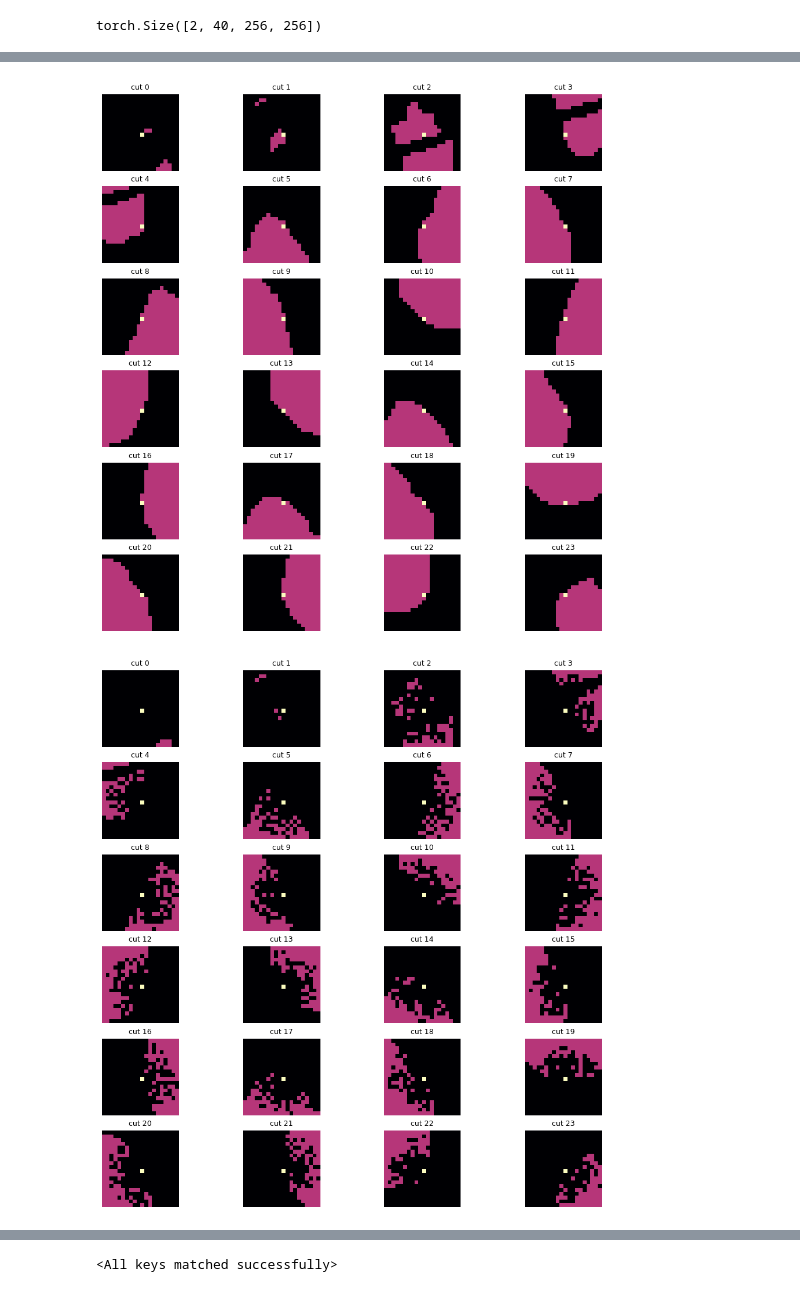
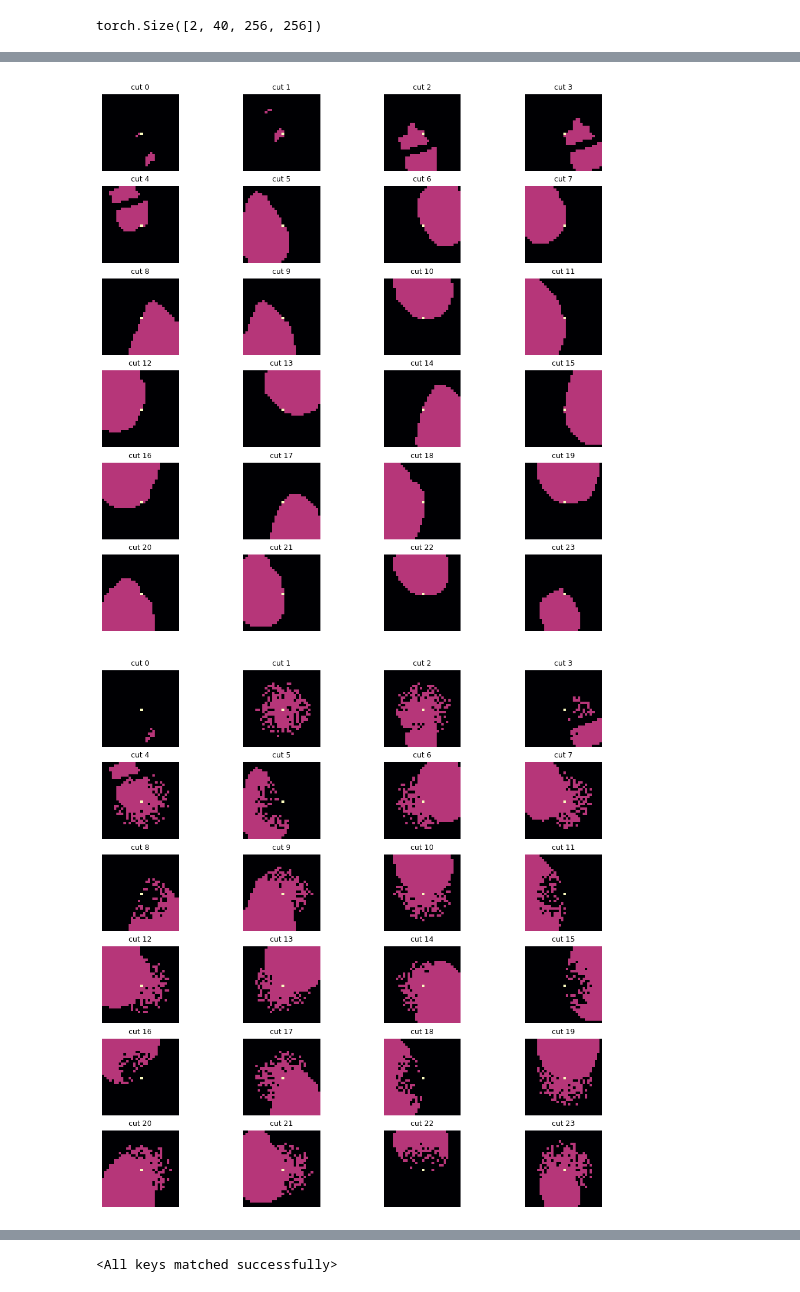
Before and after one commit to kuko6/click-correction, a Jupyter notebook: notebooks/active_learning.ipynb, the cells around one changed output, grey strips where cells are left out. Saved outputs shown, nothing was run; the diff lists cells and outputs as text; code cells hidden in the pictures.

```diff
--- a/notebooks/active_learning.ipynb
+++ b/notebooks/active_learning.ipynb
@@ -109,20 +114,24 @@ def cut_volume(label, cut_size=20, num=12):
 
     return cuts, click_coords
 # %%
-def plot_cuts(cuts):
+def plot_cuts(cuts, cmap='magma'):
     rows = len(cuts)//4
     cols = 4
     res = cols if cols > rows else rows
-    print(rows)
+    # print(rows)
 
     # Plot them
     fig, axs = plt.subplots(rows, cols, figsize=(res*2, res*2))
     axs = axs.flatten()
     j = 0
+
     for i, cut in enumerate(cuts):
         if j >= len(axs):
             break
-        axs[j].imshow(cut, cmap='magma')
+
+        tmp_cut = torch.clone(cut)
+        tmp_cut[cut.shape[0]//2, cut.shape[0]//2] = 2
+        axs[j].imshow(tmp_cut, cmap=cmap)
         axs[j].axis('off')
         axs[j].set_title(f'cut {i}', fontsize=9)
         j += 1
@@ -150,4 +165,4 @@ plot_cuts(cut_volume(img, cut_size=128, num=12)[0])
 # %%
-cuts, clicks = cut_volume(label, cut_size=10, num=24)
+cuts, clicks = cut_volume(label, cut_size=32, num=24)
 clicks[10]
 # %% [output]
@@ -160,28 +182,39 @@ from copy import deepcopy
 # %%
-def fake_errors(cuts):
-    cuts, _ = cut_volume(label, cut_size=10, num=24)
+# TODO: prepisat na diletaciu / eroziu
+
+def fake_errors(cuts, cut_size, num):
+    cuts, _ = cut_volume(label, cut_size=cut_size, num=num)
 
     faked_cuts = deepcopy(cuts)
     for cut in faked_cuts:
         width = cut.shape[0]
         heigth = cut.shape[1]
 
+        pp = np.random.uniform(low=0.0, high=1.0)
+
         for x in range(width):
             for y in range(heigth):
-                if cut[x, y] == 1:
-                    dst = np.linalg.norm([width//2 - x, heigth//2 - y])
-                    p = (dst/(heigth//2)) ** 2
-                    # print(p, dst)
-                    if p < np.random.uniform(low=0.0, high=1.0):
-                        cut[x, y] = 0
+                dst = np.linalg.norm([width//2 - x, heigth//2 - y])
+                p = (dst/(heigth//2)) ** 2
+                # print(p, dst)
+
+                if 0.5 > pp:
+                    if cut[x, y] == 1:
+                        if p < np.random.uniform(low=0.0, high=0.6):
+                            cut[x, y] = 0
+
+                elif cut[x, y] == 0:
+                    if p < np.random.uniform(low=0.0, high=0.6):
+                        cut[x, y] = 1
+
 
     return faked_cuts
 # %%
 img, label = clicks_dataset[1]
-cuts, clicks = cut_volume(label, cut_size=10, num=24)
+cuts, clicks = cut_volume(label, cut_size=32, num=24)
 
 plot_cuts(cuts)
-plot_cuts(fake_errors(cuts))
+plot_cuts(fake_errors(cuts, cut_size=32, num=24))
 # %% [output]
-[figure, old version]
+[figure, new version]
-[figure, old version]
+[figure, new version]
```
Also changed, not shown: parts of 27 cells of this notebook, 1 other file.
